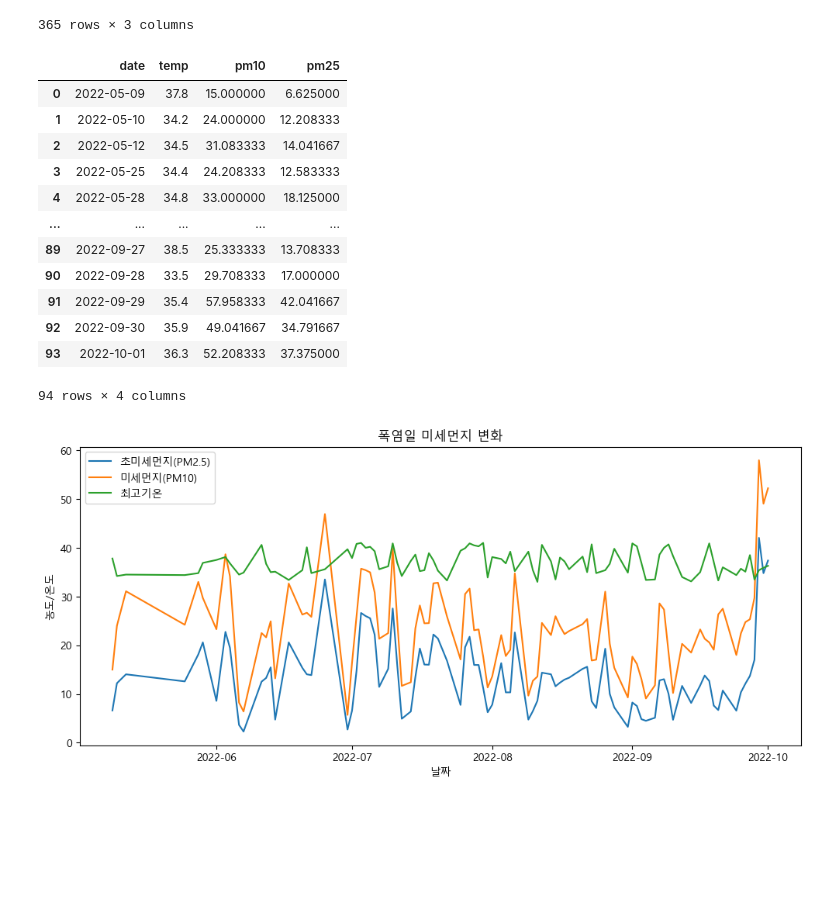
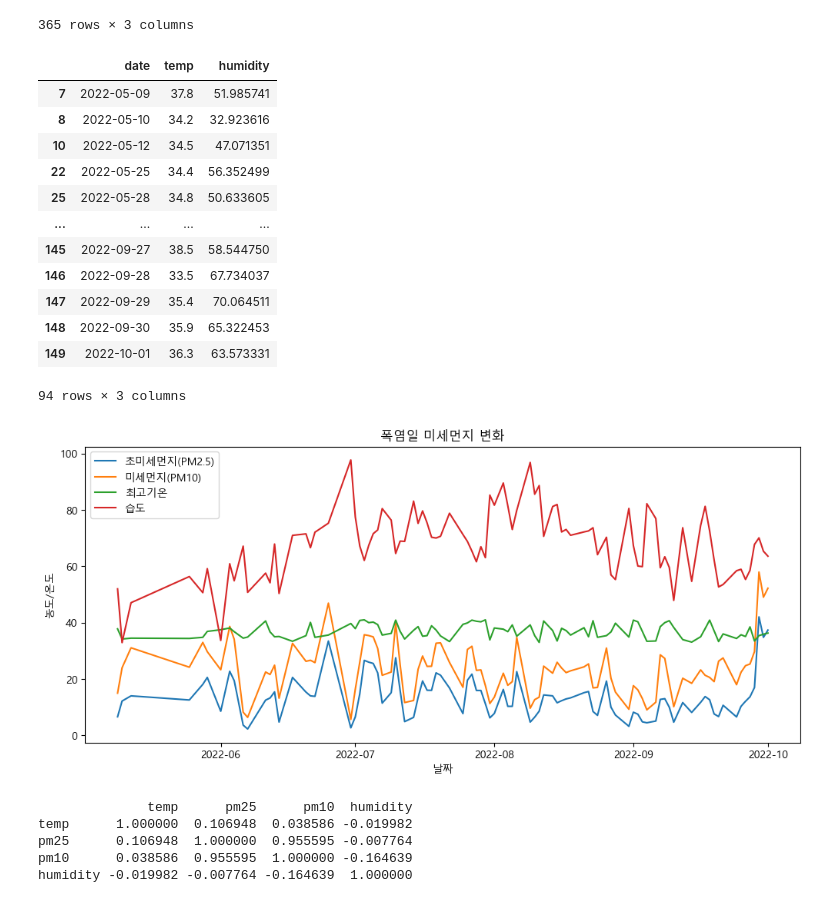
Before and after one commit to Encore-SKN-24/EDA_MINI_4TEAM, a Jupyter notebook: heat_dust.ipynb, the cells around one changed output. Saved outputs shown, nothing was run; the diff lists cells and outputs as text; code cells hidden in the pictures; blank space fills up the shorter version.

```diff
--- a/heat_dust.ipynb
+++ b/heat_dust.ipynb
@@ -67,8 +61,18 @@ print(heat_df['temp'].min())
 print(heat_df['temp'].max())
 print(heat_df['temp'].mean())
 # 일별 최고기온 계산
-daily_max = heat_df.groupby('date')['temp'].max().reset_index()
+daily_max = (
+    heat_df
+    .groupby('date')
+    .agg({
+        'temp': 'max',        # 일 최고기온
+        'humidity': 'mean'   # 일 평균습도 (보통 mean 추천)
+    })
+    .reset_index()
+)
 heat_df = daily_max[(daily_max['temp'] >= 33) & (daily_max['temp'] <= 41)] # 폭염일 기준 온도 33도 이상, 41도 이하
+
+heat_df
 # %% [output]
 0.0
 41.0
@@ -109,32 +126,44 @@ heat_dust = pd.merge(
     dust_df
 )
 heat_dust
+
+heat_df
 # %% [output]
-|  | date | temp | pm10 | pm25 |
-| 0 | 2022-05-09 | 37.8 | 15.000000 | 6.625000 |
-| 1 | 2022-05-10 | 34.2 | 24.000000 | 12.208333 |
-| 2 | 2022-05-12 | 34.5 | 31.083333 | 14.041667 |
-| 3 | 2022-05-25 | 34.4 | 24.208333 | 12.583333 |
-| 4 | 2022-05-28 | 34.8 | 33.000000 | 18.125000 |
-| ... | ... | ... | ... | ... |
-| 89 | 2022-09-27 | 38.5 | 25.333333 | 13.708333 |
-| 90 | 2022-09-28 | 33.5 | 29.708333 | 17.000000 |
-| 91 | 2022-09-29 | 35.4 | 57.958333 | 42.041667 |
-| 92 | 2022-09-30 | 35.9 | 49.041667 | 34.791667 |
-| 93 | 2022-10-01 | 36.3 | 52.208333 | 37.375000 |
+|  | date | temp | humidity |
+| 7 | 2022-05-09 | 37.8 | 51.985741 |
+| 8 | 2022-05-10 | 34.2 | 32.923616 |
+| 10 | 2022-05-12 | 34.5 | 47.071351 |
+| 22 | 2022-05-25 | 34.4 | 56.352499 |
+| 25 | 2022-05-28 | 34.8 | 50.633605 |
+| ... | ... | ... | ... |
+| 145 | 2022-09-27 | 38.5 | 58.544750 |
+| 146 | 2022-09-28 | 33.5 | 67.734037 |
+| 147 | 2022-09-29 | 35.4 | 70.064511 |
+| 148 | 2022-09-30 | 35.9 | 65.322453 |
+| 149 | 2022-10-01 | 36.3 | 63.573331 |
-94 rows × 4 columns
+94 rows × 3 columns
 # %%
 heat_dust = heat_dust.sort_values('date')
 
-plot_df = heat_dust.dropna(subset=['pm25', 'pm10', 'temp'])
+plot_df = heat_dust.dropna(subset=['pm25', 'pm10', 'temp', 'humidity'])
 plt.figure(figsize=(12,5))
 plt.plot(plot_df['date'], plot_df['pm25'], label='초미세먼지(PM2.5)')
 plt.plot(plot_df['date'], plot_df['pm10'], label='미세먼지(PM10)')
 plt.plot(plot_df['date'], plot_df['temp'], label='최고기온')
+plt.plot(plot_df['date'], plot_df['humidity'], label='습도')
 plt.title('폭염일 미세먼지 변화')
 plt.xlabel('날짜')
 plt.ylabel('농도/온도')
 plt.legend()
 plt.show()
 # %% [output]
-[figure, old version]
+[figure, new version]
+# %%
+corr = heat_dust[['temp','pm25','pm10', 'humidity']].corr()
+print(corr)
+# %% [output]
+              temp      pm25      pm10  humidity
+temp      1.000000  0.106948  0.038586 -0.019982
+pm25      0.106948  1.000000  0.955595 -0.007764
+pm10      0.038586  0.955595  1.000000 -0.164639
+humidity -0.019982 -0.007764 -0.164639  1.000000
```
Also changed, not shown: parts of 3 cells of this notebook, 1 other file.
